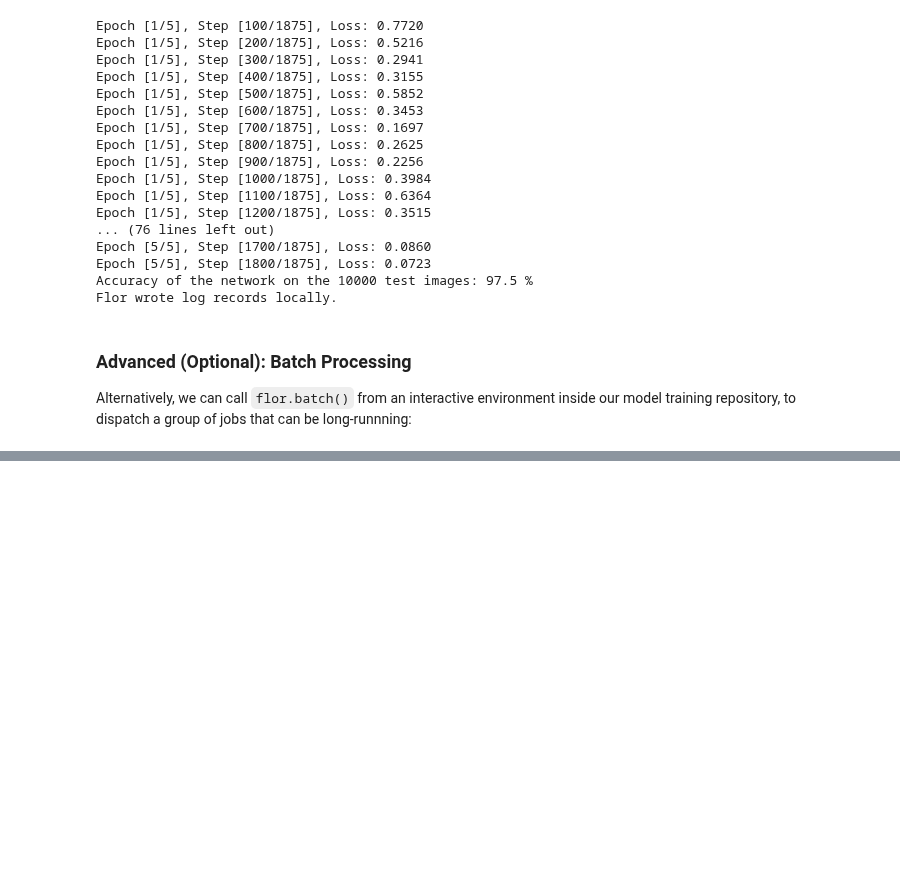
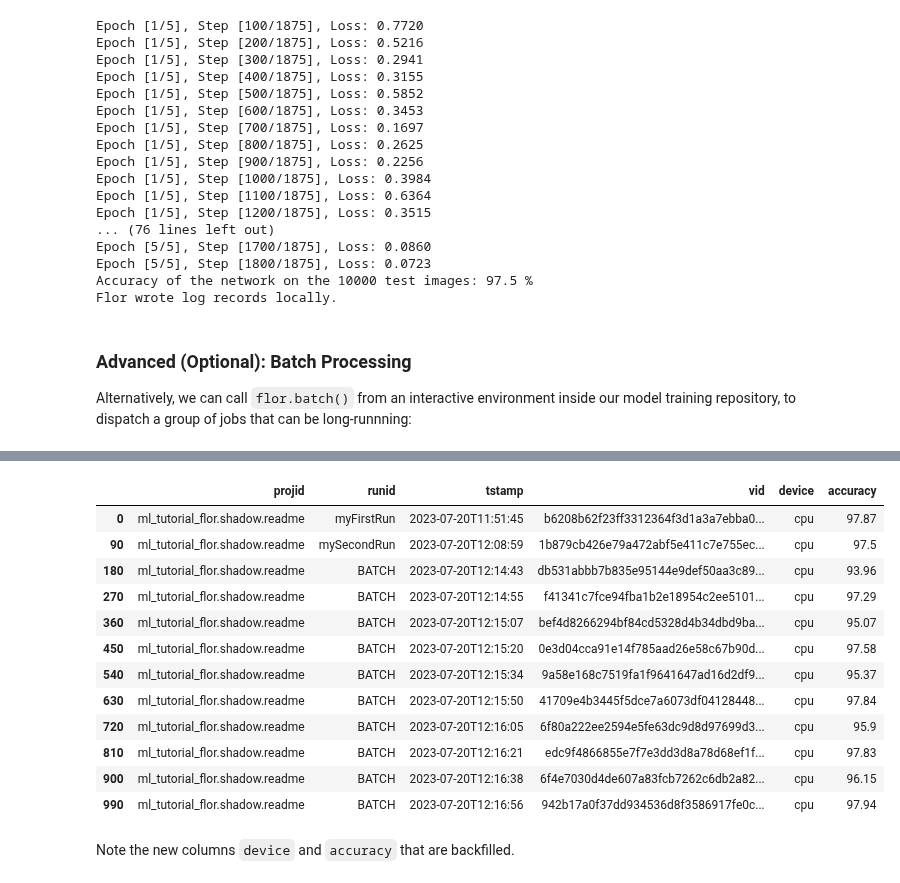
Before and after one commit to ucbrise/flor, a Jupyter notebook: tutorial.ipynb, the cells around one changed output, grey strips where cells are left out. Saved outputs shown, nothing was run; the diff lists cells and outputs as text; code cells hidden in the pictures; blank space fills up the shorter version.

```diff
--- a/tutorial.ipynb
+++ b/tutorial.ipynb
@@ -77,0 +292,4 @@ flor.batch(jobs)
+# %%
+from flor import full_pivot, log_records
+df = full_pivot(log_records())
+df.head()
@@ -77,0 +303,18 @@ flor.batch(jobs)
+# %%
+df[list(flor.DATA_PREP) + ['device', 'accuracy']].drop_duplicates()
+# %% [output]
+|  | projid | runid | tstamp | vid | device | accuracy |
+| 0 | ml_tutorial_flor.shadow.readme | myFirstRun | 2023-07-20T11:51:45 | b6208b62f23ff3312364f3d1a3a7ebba0... | cpu | 97.87 |
+| 90 | ml_tutorial_flor.shadow.readme | mySecondRun | 2023-07-20T12:08:59 | 1b879cb426e79a472abf5e411c7e755ec... | cpu | 97.5 |
+| 180 | ml_tutorial_flor.shadow.readme | BATCH | 2023-07-20T12:14:43 | db531abbb7b835e95144e9def50aa3c89... | cpu | 93.96 |
+| 270 | ml_tutorial_flor.shadow.readme | BATCH | 2023-07-20T12:14:55 | f41341c7fce94fba1b2e18954c2ee5101... | cpu | 97.29 |
+| 360 | ml_tutorial_flor.shadow.readme | BATCH | 2023-07-20T12:15:07 | bef4d8266294bf84cd5328d4b34dbd9ba... | cpu | 95.07 |
+| 450 | ml_tutorial_flor.shadow.readme | BATCH | 2023-07-20T12:15:20 | 0e3d04cca91e14f785aad26e58c67b90d... | cpu | 97.58 |
+| 540 | ml_tutorial_flor.shadow.readme | BATCH | 2023-07-20T12:15:34 | 9a58e168c7519fa1f9641647ad16d2df9... | cpu | 95.37 |
+| 630 | ml_tutorial_flor.shadow.readme | BATCH | 2023-07-20T12:15:50 | 41709e4b3445f5dce7a6073df04128448... | cpu | 97.84 |
+| 720 | ml_tutorial_flor.shadow.readme | BATCH | 2023-07-20T12:16:05 | 6f80a222ee2594e5fe63dc9d8d97699d3... | cpu | 95.9 |
+| 810 | ml_tutorial_flor.shadow.readme | BATCH | 2023-07-20T12:16:21 | edc9f4866855e7f7e3dd3d8a78d68ef1f... | cpu | 97.83 |
+| 900 | ml_tutorial_flor.shadow.readme | BATCH | 2023-07-20T12:16:38 | 6f4e7030d4de607a83fcb7262c6db2a82... | cpu | 96.15 |
+| 990 | ml_tutorial_flor.shadow.readme | BATCH | 2023-07-20T12:16:56 | 942b17a0f37dd934536d8f3586917fe0c... | cpu | 97.94 |
+# %% [markdown]
+Note the new columns `device` and `accuracy` that are backfilled.
```
Also changed, not shown: parts of 27 cells of this notebook, 1 other file.
